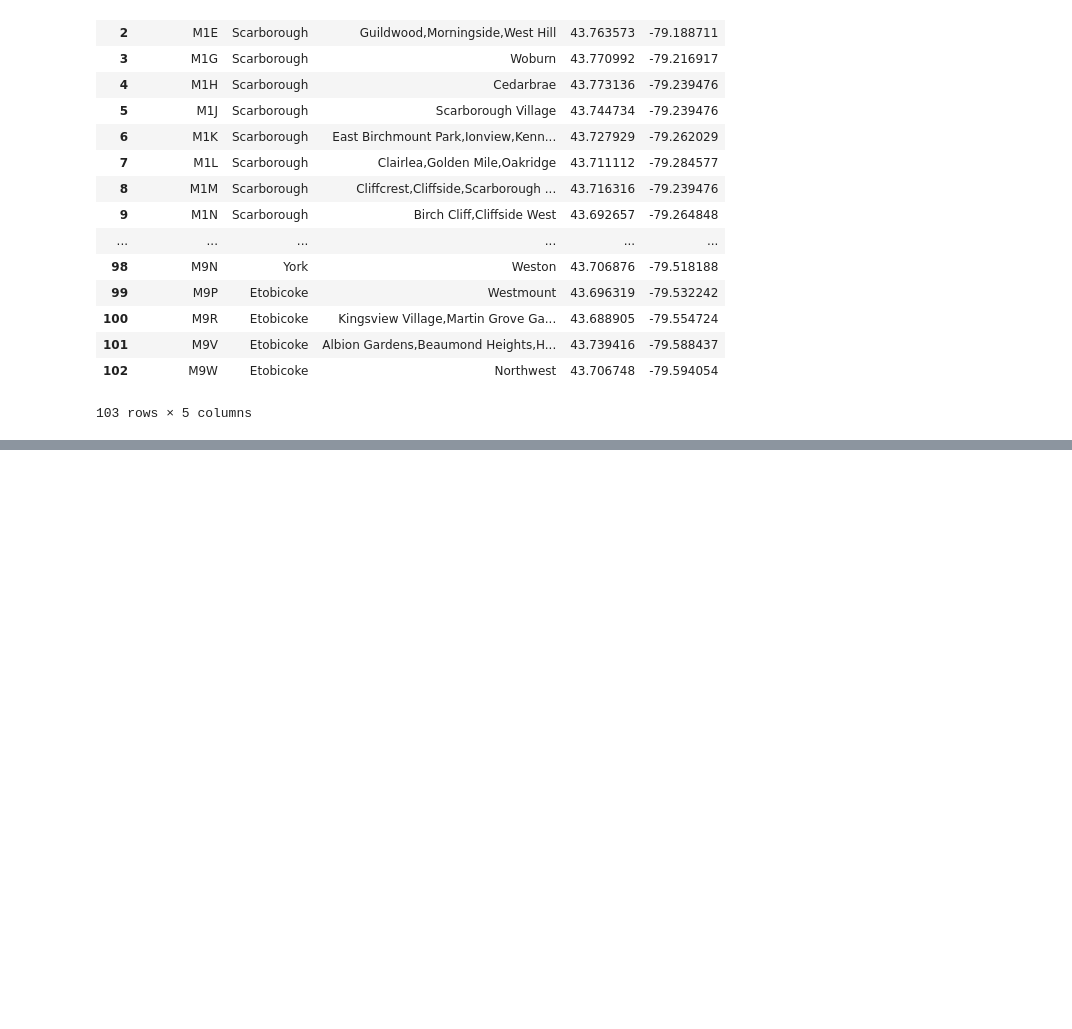
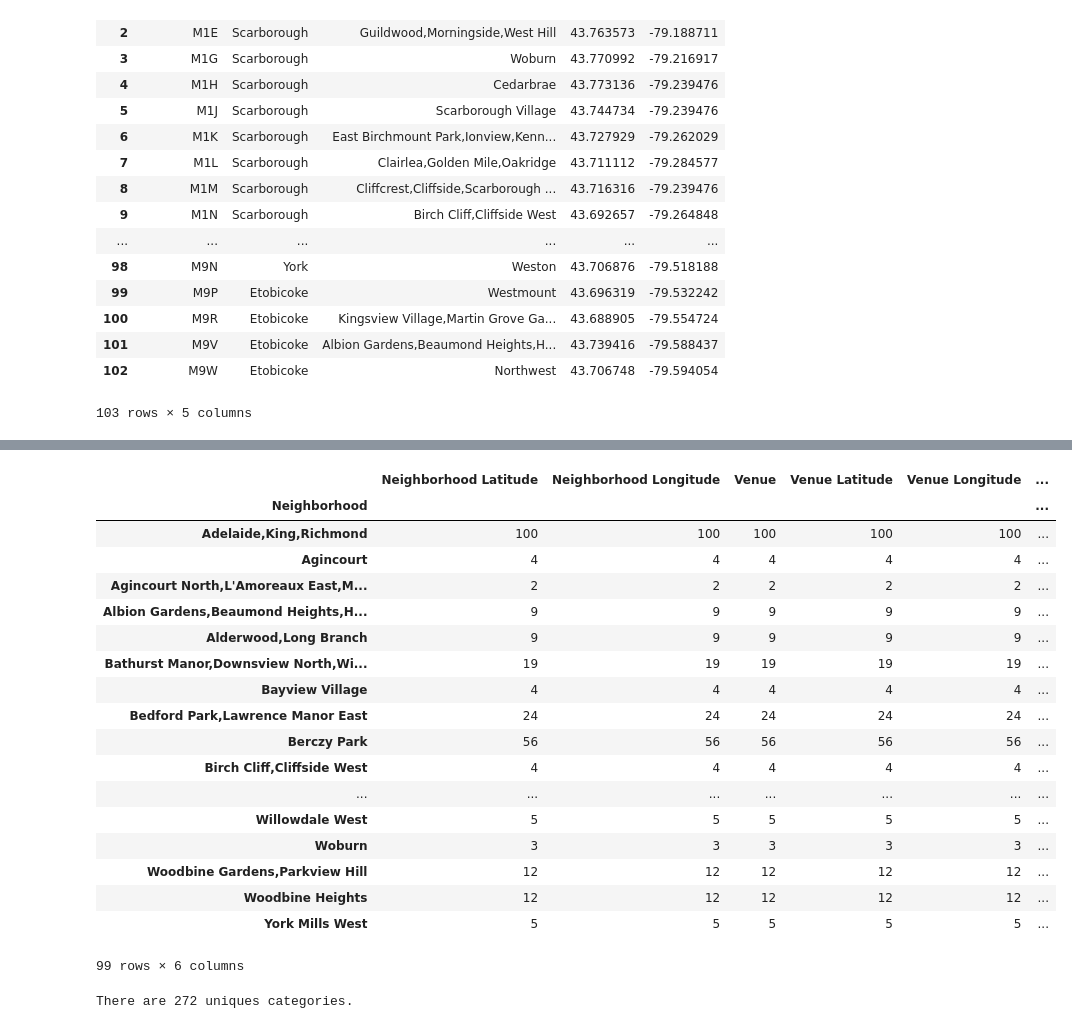
Before and after one commit to Dheeraj-Hegde/Coursera_Capstone, a Jupyter notebook: CapstoneProject_AppliedDataScience_DheerajHegde.ipynb, the cells around one changed output, grey strips where cells are left out. Saved outputs shown, nothing was run; the diff lists cells and outputs as text; code cells hidden in the pictures; blank space fills up the shorter version.

```diff
--- a/CapstoneProject_AppliedDataScience_DheerajHegde.ipynb
+++ b/CapstoneProject_AppliedDataScience_DheerajHegde.ipynb
@@ -106,0 +199,27 @@ geo_combined
+# %%
+toronto_venues.groupby('Neighborhood').count()
+# %% [output]
+|  | Neighborhood Latitude | Neighborhood Longitude | Venue | Venue Latitude | Venue Longitude | ... |
+| Neighborhood |  |  |  |  |  | ... |
+| Adelaide,King,Richmond | 100 | 100 | 100 | 100 | 100 | ... |
+| Agincourt | 4 | 4 | 4 | 4 | 4 | ... |
+| Agincourt North,L'Amoreaux East,M... | 2 | 2 | 2 | 2 | 2 | ... |
+| Albion Gardens,Beaumond Heights,H... | 9 | 9 | 9 | 9 | 9 | ... |
+| Alderwood,Long Branch | 9 | 9 | 9 | 9 | 9 | ... |
+| Bathurst Manor,Downsview North,Wi... | 19 | 19 | 19 | 19 | 19 | ... |
+| Bayview Village | 4 | 4 | 4 | 4 | 4 | ... |
+| Bedford Park,Lawrence Manor East | 24 | 24 | 24 | 24 | 24 | ... |
+| Berczy Park | 56 | 56 | 56 | 56 | 56 | ... |
+| Birch Cliff,Cliffside West | 4 | 4 | 4 | 4 | 4 | ... |
+| ... | ... | ... | ... | ... | ... | ... |
+| Willowdale West | 5 | 5 | 5 | 5 | 5 | ... |
+| Woburn | 3 | 3 | 3 | 3 | 3 | ... |
+| Woodbine Gardens,Parkview Hill | 12 | 12 | 12 | 12 | 12 | ... |
+| Woodbine Heights | 12 | 12 | 12 | 12 | 12 | ... |
+| York Mills West | 5 | 5 | 5 | 5 | 5 | ... |
+99 rows × 6 columns
+# %%
+## Checking for unique categories per venue category
+print('There are {} uniques categories.'.format(len(toronto_venues['Venue Category'].unique())))
+# %% [output]
+There are 272 uniques categories.
```
Also changed, not shown: parts of 37 cells of this notebook.
